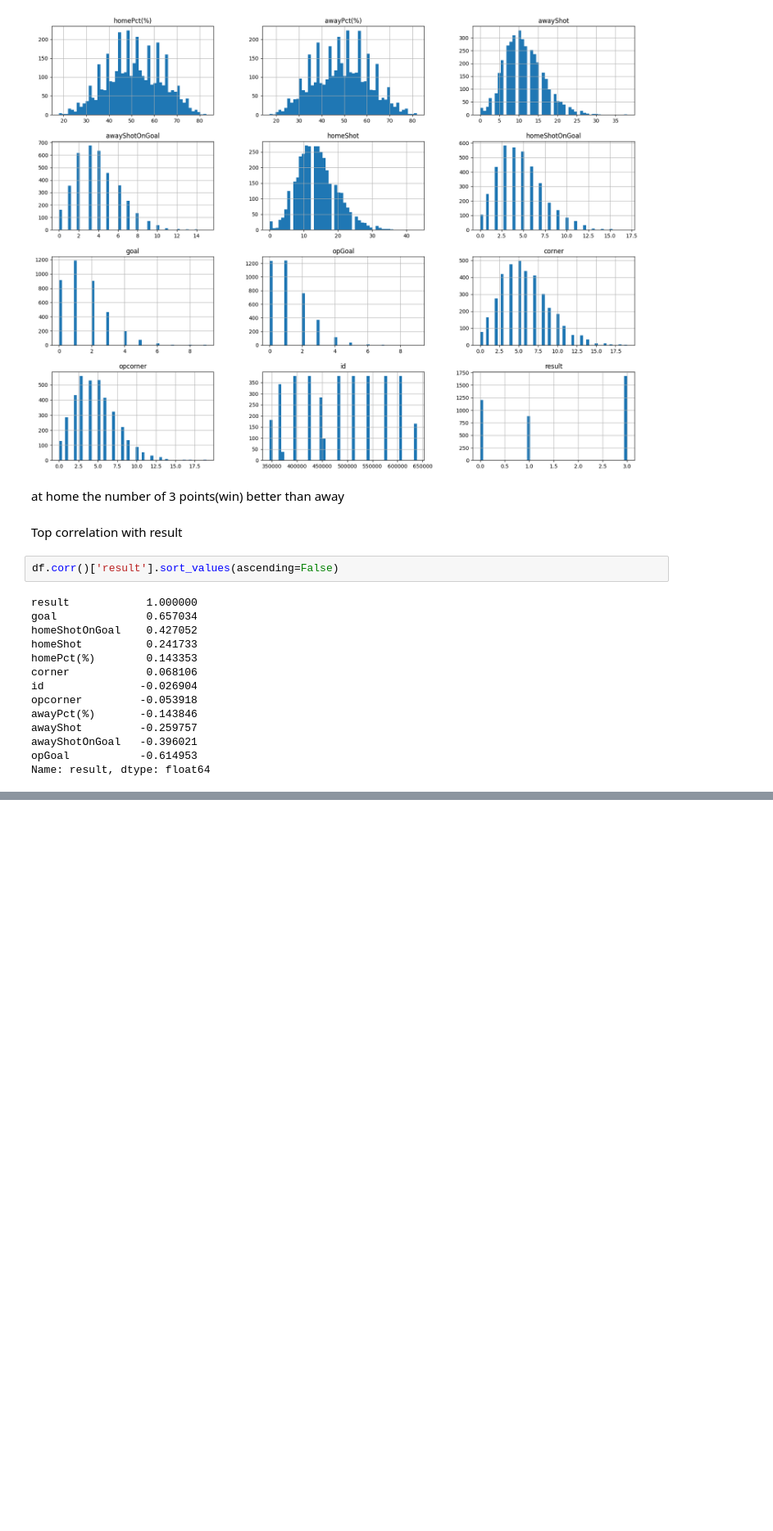
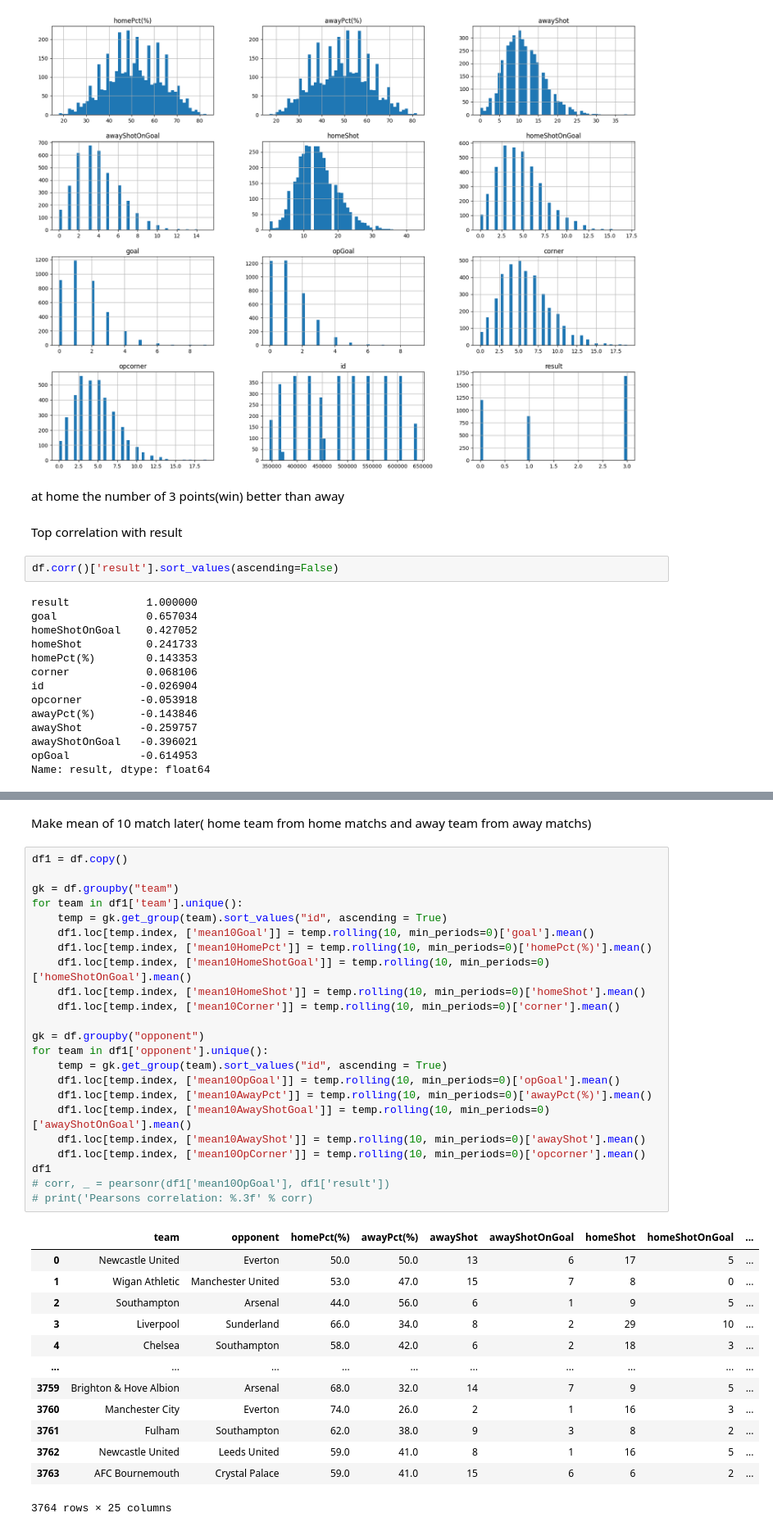
Before and after one commit to duysop/football, a Jupyter notebook: football/notebook/ExploratoryAnalysis.ipynb, the cells around one changed output, grey strips where cells are left out. Shown at 82% size. Cells and saved outputs as stored; diff of their text form; blank space fills up the shorter version.

```diff
--- a/football/notebook/ExploratoryAnalysis.ipynb
+++ b/football/notebook/ExploratoryAnalysis.ipynb
@@ -120,0 +138,39 @@ Name: result, dtype: float64
+# %% [markdown]
+Make mean of 10 match later( home team from home matchs and away team from away matchs)
+# %%
+df1 = df.copy()
+
+gk = df.groupby("team")
+for team in df1['team'].unique():
+    temp = gk.get_group(team).sort_values("id", ascending = True)
+    df1.loc[temp.index, ['mean10Goal']] = temp.rolling(10, min_periods=0)['goal'].mean()
+    df1.loc[temp.index, ['mean10HomePct']] = temp.rolling(10, min_periods=0)['homePct(%)'].mean()
+    df1.loc[temp.index, ['mean10HomeShotGoal']] = temp.rolling(10, min_periods=0)['homeShotOnGoal'].mean()
+    df1.loc[temp.index, ['mean10HomeShot']] = temp.rolling(10, min_periods=0)['homeShot'].mean()
+    df1.loc[temp.index, ['mean10Corner']] = temp.rolling(10, min_periods=0)['corner'].mean()
+
+gk = df.groupby("opponent")
+for team in df1['opponent'].unique():
+    temp = gk.get_group(team).sort_values("id", ascending = True)
+    df1.loc[temp.index, ['mean10OpGoal']] = temp.rolling(10, min_periods=0)['opGoal'].mean()
+    df1.loc[temp.index, ['mean10AwayPct']] = temp.rolling(10, min_periods=0)['awayPct(%)'].mean()
+    df1.loc[temp.index, ['mean10AwayShotGoal']] = temp.rolling(10, min_periods=0)['awayShotOnGoal'].mean()
+    df1.loc[temp.index, ['mean10AwayShot']] = temp.rolling(10, min_periods=0)['awayShot'].mean()
+    df1.loc[temp.index, ['mean10OpCorner']] = temp.rolling(10, min_periods=0)['opcorner'].mean()
+df1
+# corr, _ = pearsonr(df1['mean10OpGoal'], df1['result'])
+# print('Pearsons correlation: %.3f' % corr)
+# %% [output]
+|  | team | opponent | homePct(%) | awayPct(%) | awayShot | awayShotOnGoal | homeShot | homeShotOnGoal | ... |
+| 0 | Newcastle United | Everton | 50.0 | 50.0 | 13 | 6 | 17 | 5 | ... |
+| 1 | Wigan Athletic | Manchester United | 53.0 | 47.0 | 15 | 7 | 8 | 0 | ... |
+| 2 | Southampton | Arsenal | 44.0 | 56.0 | 6 | 1 | 9 | 5 | ... |
+| 3 | Liverpool | Sunderland | 66.0 | 34.0 | 8 | 2 | 29 | 10 | ... |
+| 4 | Chelsea | Southampton | 58.0 | 42.0 | 6 | 2 | 18 | 3 | ... |
+| ... | ... | ... | ... | ... | ... | ... | ... | ... | ... |
+| 3759 | Brighton & Hove Albion | Arsenal | 68.0 | 32.0 | 14 | 7 | 9 | 5 | ... |
+| 3760 | Manchester City | Everton | 74.0 | 26.0 | 2 | 1 | 16 | 3 | ... |
+| 3761 | Fulham | Southampton | 62.0 | 38.0 | 9 | 3 | 8 | 2 | ... |
+| 3762 | Newcastle United | Leeds United | 59.0 | 41.0 | 8 | 1 | 16 | 5 | ... |
+| 3763 | AFC Bournemouth | Crystal Palace | 59.0 | 41.0 | 15 | 6 | 6 | 2 | ... |
+3764 rows × 25 columns
```
Also changed, not shown: parts of 8 cells of this notebook, 3 other files.
